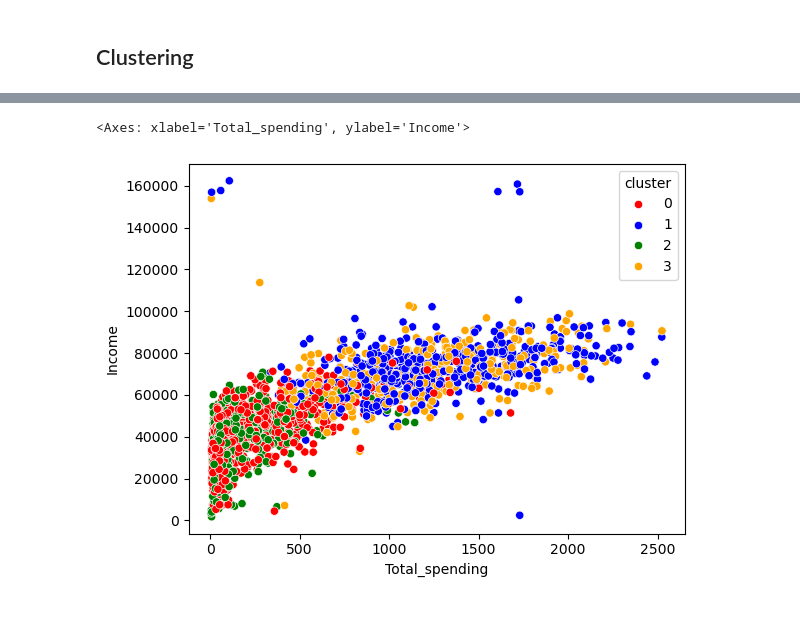
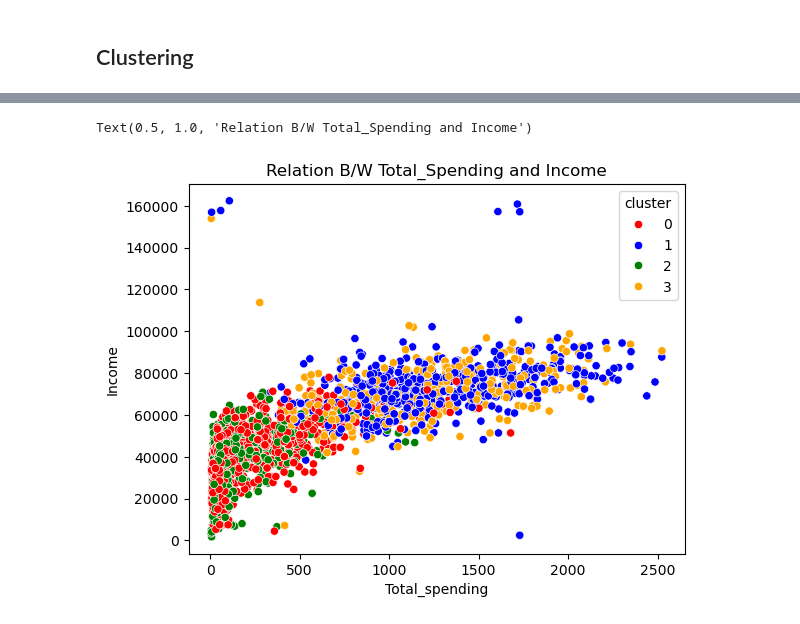
Before and after one commit to ashwith213/SmartCart-Customer-Segmentation, a Jupyter notebook: Smart cart.ipynb, the cells around one changed output, grey strips where cells are left out. Cells and saved outputs as stored; diff of their text form; code cells hidden in the pictures.

```diff
--- a/Smart cart.ipynb
+++ b/Smart cart.ipynb
@@ -254,11 +260,10 @@ cluster=sns.countplot(x=X["cluster"],palette=pal,hue=X["cluster"])
 # %%
 # Income v/s spending rel
-
-
 sns.scatterplot(x=df_cleaned["Total_spending"],y=df_cleaned["Income"],hue=X["cluster"],palette=pal)
+plt.title("Relation B/W Total_Spending and Income")
 # %% [output]
-<Axes: xlabel='Total_spending', ylabel='Income'>
+Text(0.5, 1.0, 'Relation B/W Total_Spending and Income')
-[figure, old version]
+[figure, new version]
 # %%
 cluster_summary=X.groupby("cluster").mean()
 # %%
```
Also changed, not shown: parts of 5 cells of this notebook.
